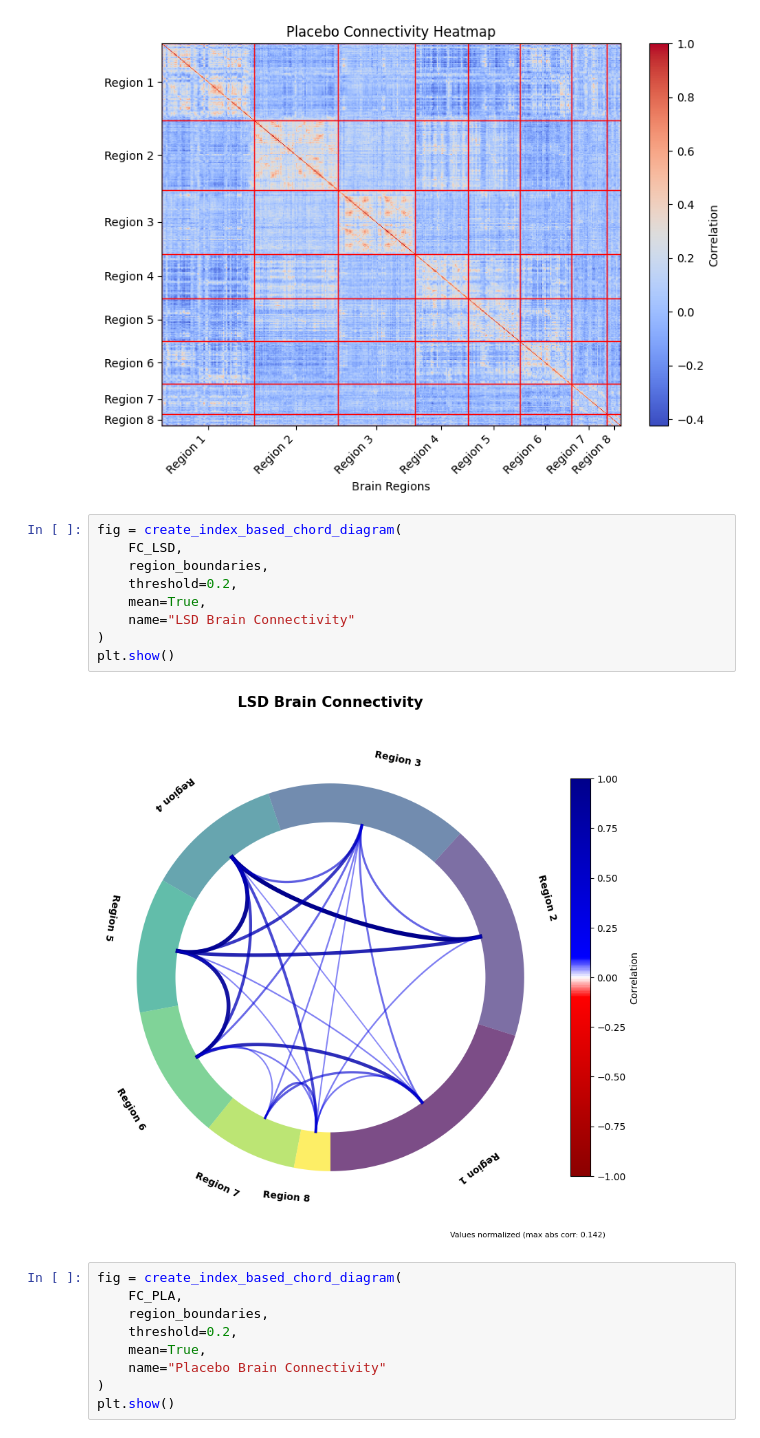
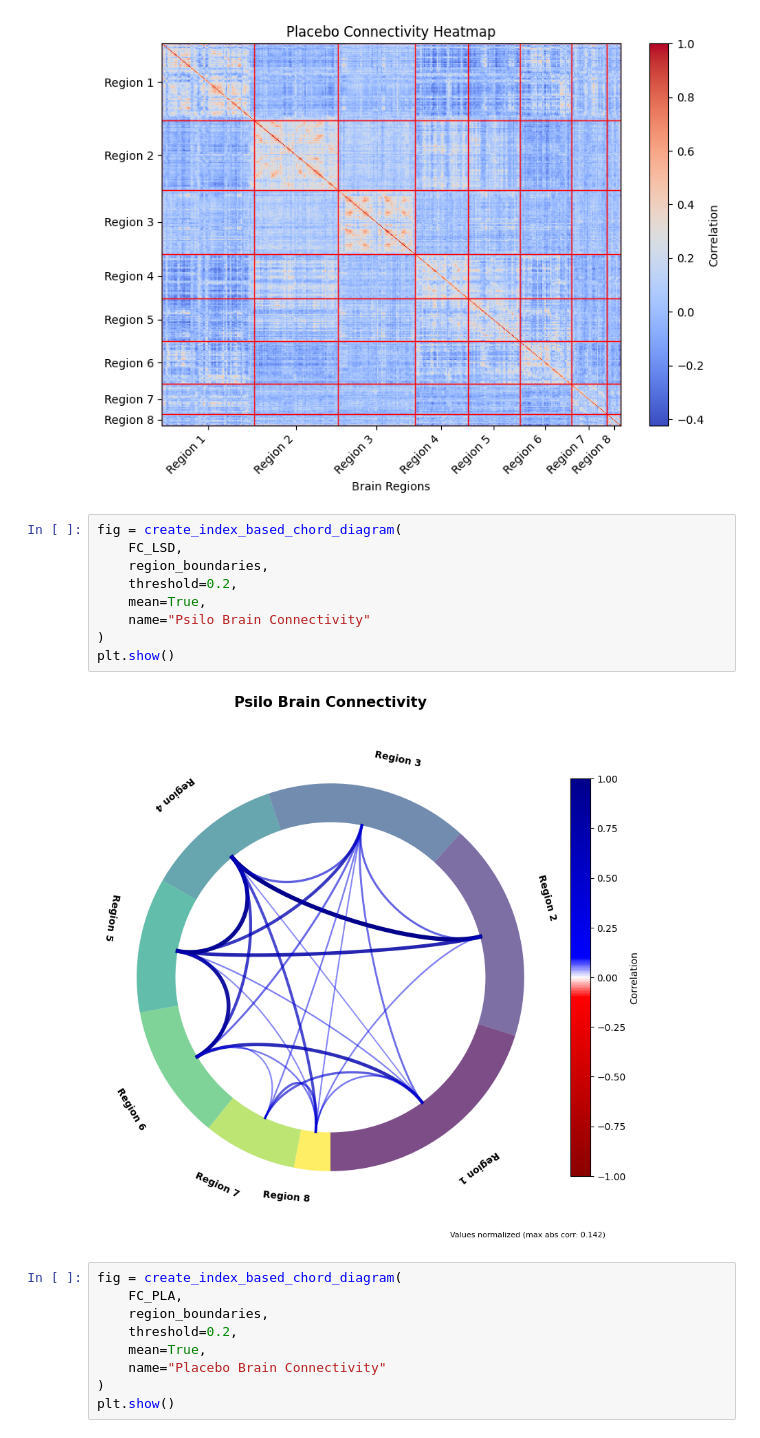
Before and after one commit to DBlassio/phase_coherance_consciousness, a Jupyter notebook: chord_diagram_psilo.ipynb, the cells around one changed output. Cells and saved outputs as stored; diff of their text form.

Commit message:
chord diagram

```diff
--- a/chord_diagram_psilo.ipynb
+++ b/chord_diagram_psilo.ipynb
@@ -247,14 +247,14 @@ plt.show()
 # %%
 fig = create_index_based_chord_diagram(
     FC_LSD,
     region_boundaries,
     threshold=0.2,
     mean=True,
-    name="LSD Brain Connectivity"
+    name="Psilo Brain Connectivity"
 )
 plt.show()
 # %% [output]
-[figure, old version]
+[figure, new version]
 # %%
 fig = create_index_based_chord_diagram(
     FC_PLA,
```
Also changed, not shown: parts of 1 cell of this notebook.
